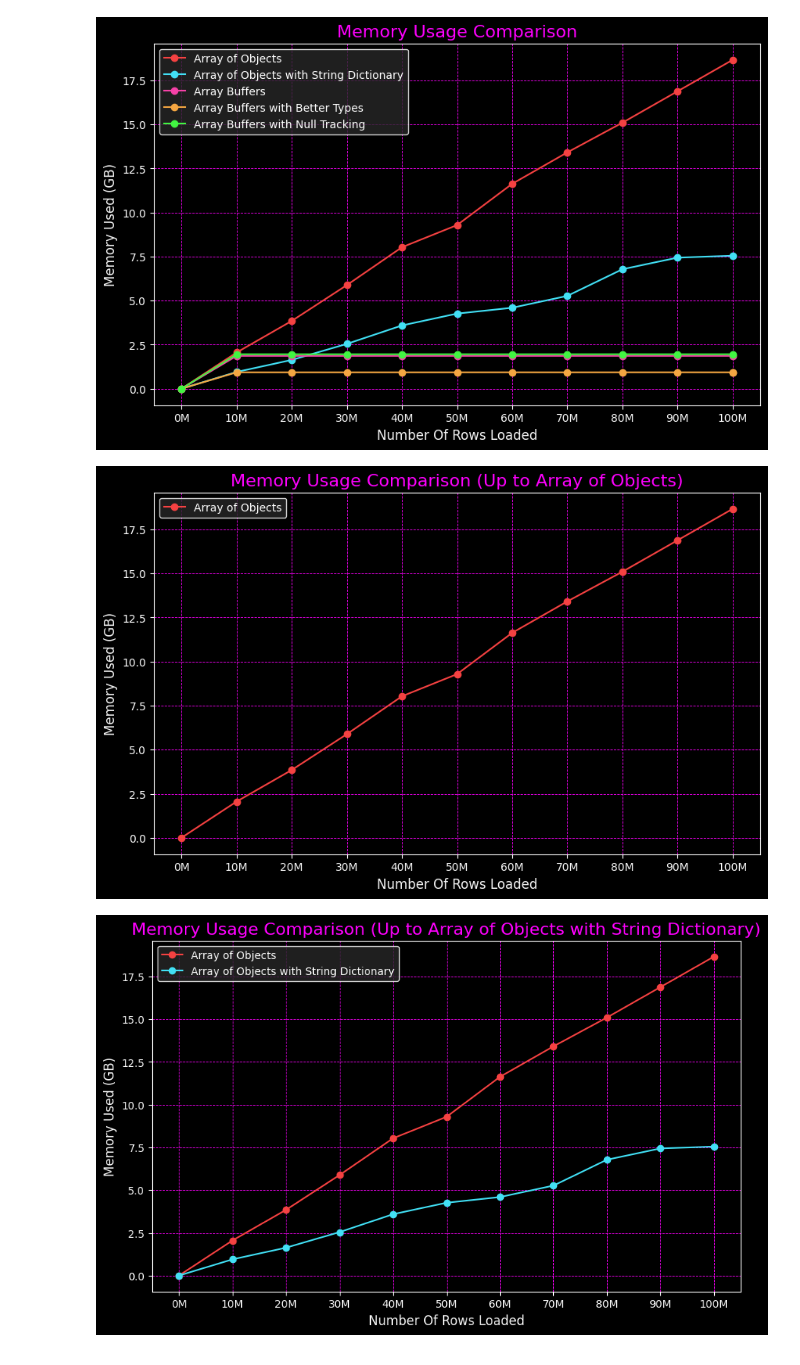
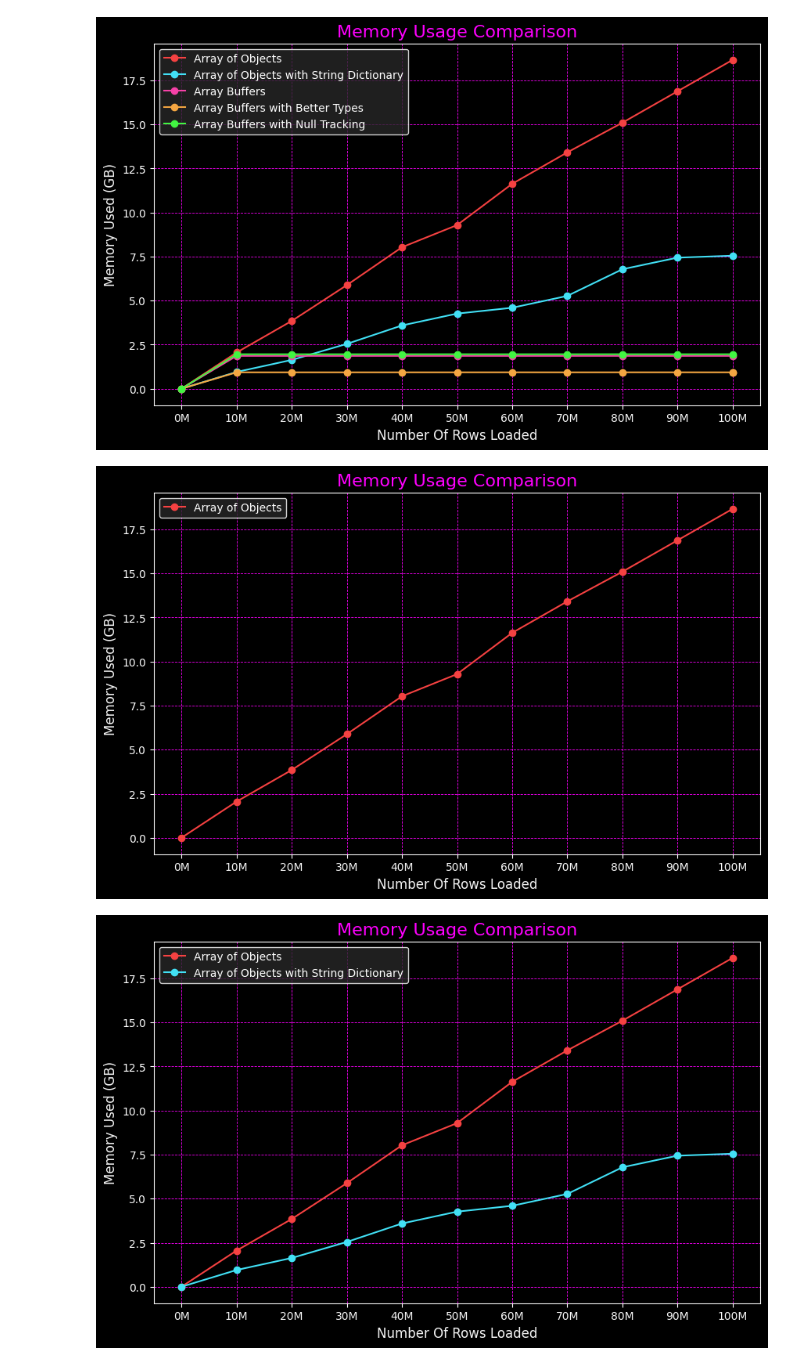
Before and after one commit to jackvial/processing-100-million-row-csv-in-memory, a Jupyter notebook: py/src/stats_notebook.ipynb, the cells around one changed output. Cells and saved outputs as stored; diff of their text form; code cells hidden in the pictures.

Commit message:
fix slide titles

```diff
--- a/py/src/stats_notebook.ipynb
+++ b/py/src/stats_notebook.ipynb
@@ -118,33 +118,33 @@ datasets = [
 # Create a series of plots
 for i, (df, y_col, color, label) in enumerate(datasets, start=1):
     plt.figure(figsize=(10, 6))
 
     # Plot the previous datasets
     for j in range(i):
         df_prev, y_col_prev, color_prev, label_prev = datasets[j]
         plt.plot(df_prev['rows_millions'], df_prev[y_col_prev], marker='o', linestyle='-', color=color_prev, label=label_prev)
 
     # Add labels and title
     plt.xlabel('Number Of Rows Loaded', fontsize=12, color='#f5f5f5')
     plt.ylabel('Memory Used (GB)', fontsize=12, color='#f5f5f5')
-    plt.title(f'Memory Usage Comparison (Up to {label})', fontsize=16, color='#ff00ff')
+    plt.title('Memory Usage Comparison', fontsize=16, color='#ff00ff')
 
     # Set x-axis ticks from 0 to 100 million rows
     plt.xticks(ticks=range(0, 11), labels=[f'{k*10}M' for k in range(11)], fontsize=10, color='#f5f5f5')
 
     # Add legend
     legend = plt.legend(loc='upper left', fontsize=10)
     legend.get_frame().set_edgecolor('#ffffff')
     legend.get_frame().set_facecolor('#282828')
 
     # Add grid
     plt.grid(True, which='both', color='#ff00ff', linestyle='--', linewidth=0.6)
 
     # Save each plot incrementally
     plt.savefig(f'/home/jack/code/df.ts/slides/memory_usage_comparison_step_{i}.png', dpi=300, bbox_inches='tight')
 
     # Display the plot
     plt.show()
 # %% [output]
-[figure, old version]
+[figure, new version]
-[figure, old version]
+[figure, new version]
```
Also changed, not shown: parts of 3 cells of this notebook, 5 other files.
